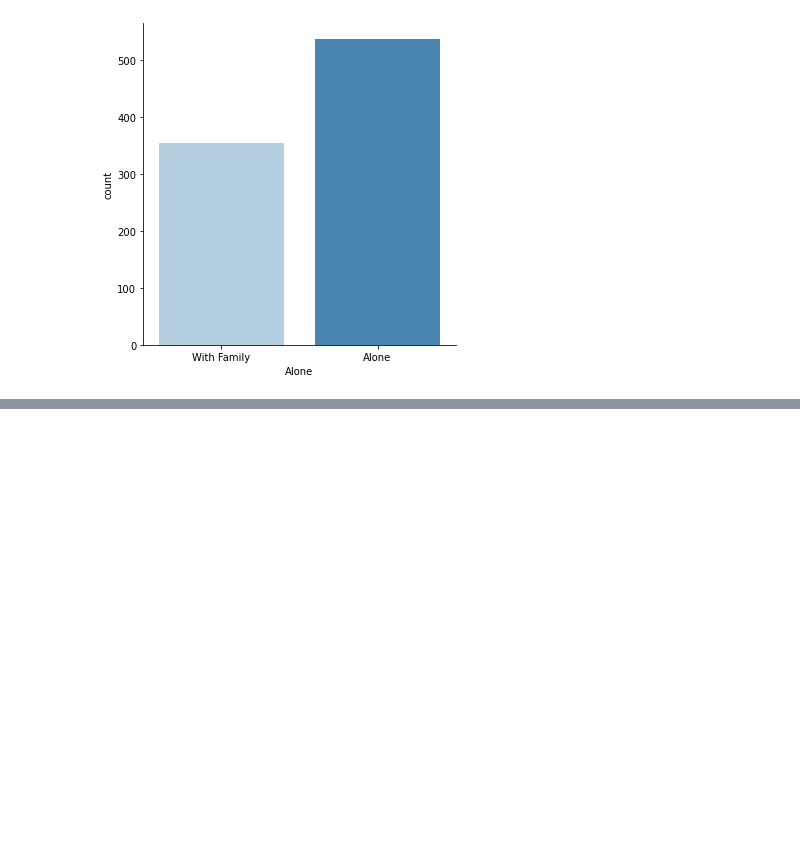
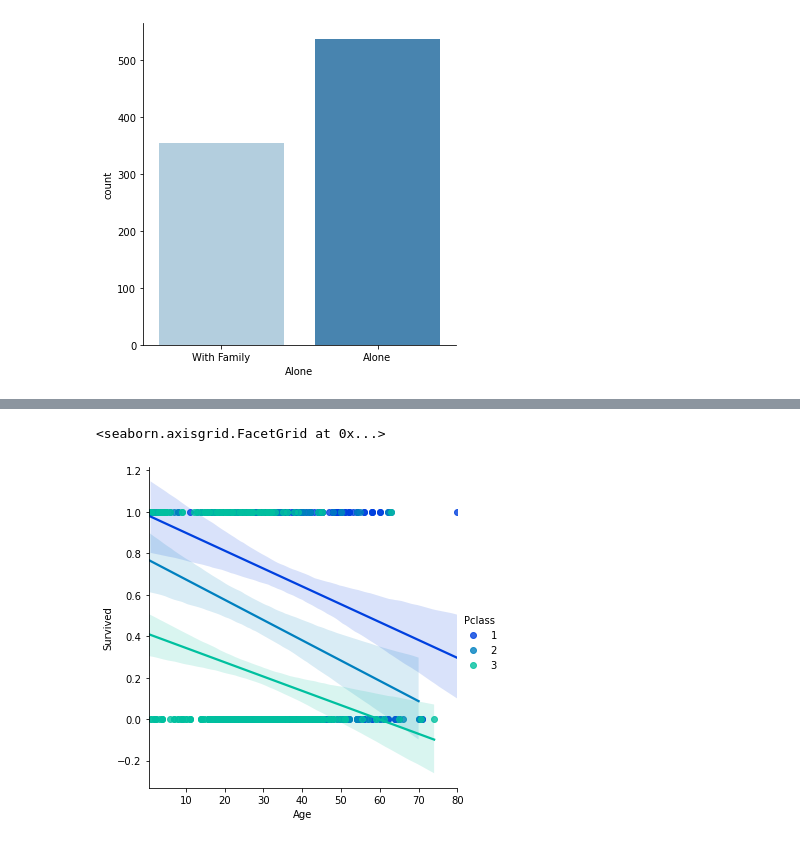
Before and after one commit to stevalang/Titanic, a Jupyter notebook: titanic_intro_project.ipynb, the cells around one changed output, grey strips where cells are left out. Drawn from its saved outputs; the diff is of its cells as text; code cells hidden in the pictures; blank space fills up the shorter version.

```diff
--- a/titanic_intro_project.ipynb
+++ b/titanic_intro_project.ipynb
@@ -251,0 +257,5 @@ titanic_df['Survivor'] = titanic_df.Survived.map()
+# %%
+sns.lmplot('Age', 'Survived', hue='Pclass', palette='winter', data=titanic_df)
+# %% [output]
+<seaborn.axisgrid.FacetGrid at 0x...>
+[figure, added]
```
Also changed, not shown: parts of 8 cells of this notebook.
